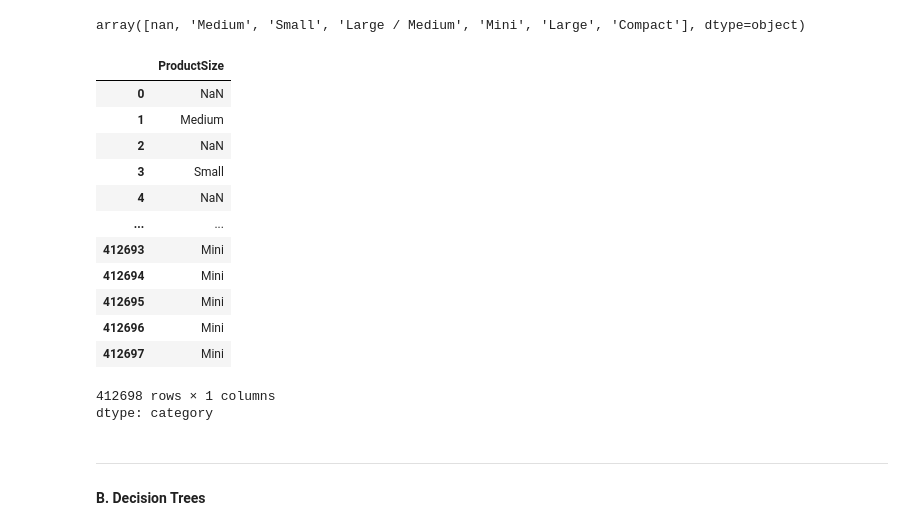
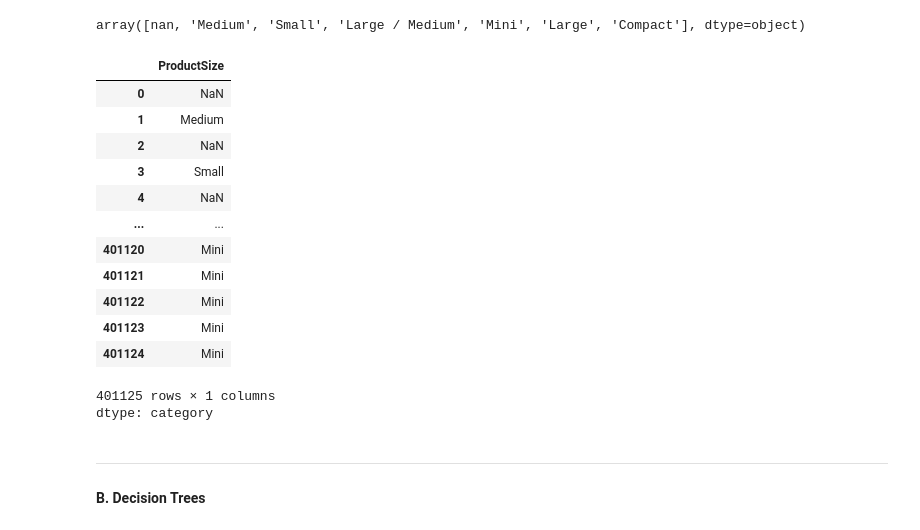
Before and after one commit to Firojpaudel/Machine-Learning-Notes, a Jupyter notebook: Practical Deep Learning For Coders/Chapter_9.ipynb, the cells around one changed output. Cells and saved outputs as stored; diff of their text form; code cells hidden in the pictures.

```diff
--- a/Practical Deep Learning For Coders/Chapter_9.ipynb
+++ b/Practical Deep Learning For Coders/Chapter_9.ipynb
@@ -188,10 +190,12 @@ extract_path = "/content/dataset"
 with zipfile.ZipFile(zip_path, 'r') as zip_ref:
     zip_ref.extractall(extract_path)
 # %%
-data_path = "/content/dataset/bluebook-for-bulldozers/TrainAndValid/TrainAndValid.csv"
-test_path = "/content/dataset/bluebook-for-bulldozers/Test.csv"
+train_path = "/content/dataset/Train/Train.csv"
+valid_path = "/content/dataset/Valid/Valid.csv"
+test_path = "/content/dataset/Test.csv"
 
 #@ Loading  the dataset
-data_df = pd.read_csv(data_path)
+train_df = pd.read_csv(train_path)
+valid_df = pd.read_csv(valid_path)
 test_df = pd.read_csv(test_path)
 # %%
@@ -220,24 +241,24 @@ array([nan, 'Medium', 'Small', 'Large / Medium', 'Mini', 'Large', 'Compact'], dt
 # %%
 ##! Ordering
 
 sizes= 'Large', 'Large / Medium', 'Medium', 'Small', 'Mini', 'Compact'
 
-data_df['ProductSize'] = data_df['ProductSize'].astype('category')
-data_df['ProductSize'].cat.set_categories(sizes, ordered= True)
+train_df['ProductSize'] = train_df['ProductSize'].astype('category')
+train_df['ProductSize'].cat.set_categories(sizes, ordered= True)
 # %% [output]
 |  | ProductSize |
 | 0 | NaN |
 | 1 | Medium |
 | 2 | NaN |
 | 3 | Small |
 | 4 | NaN |
 | ... | ... |
-| 412693 | Mini |
-| 412694 | Mini |
-| 412695 | Mini |
-| 412696 | Mini |
-| 412697 | Mini |
+| 401120 | Mini |
+| 401121 | Mini |
+| 401122 | Mini |
+| 401123 | Mini |
+| 401124 | Mini |
-412698 rows × 1 columns
+401125 rows × 1 columns
 dtype: category
 # %%
 #@ Calculating the RMLSE:
```
Also changed, not shown: parts of 97 cells of this notebook.
